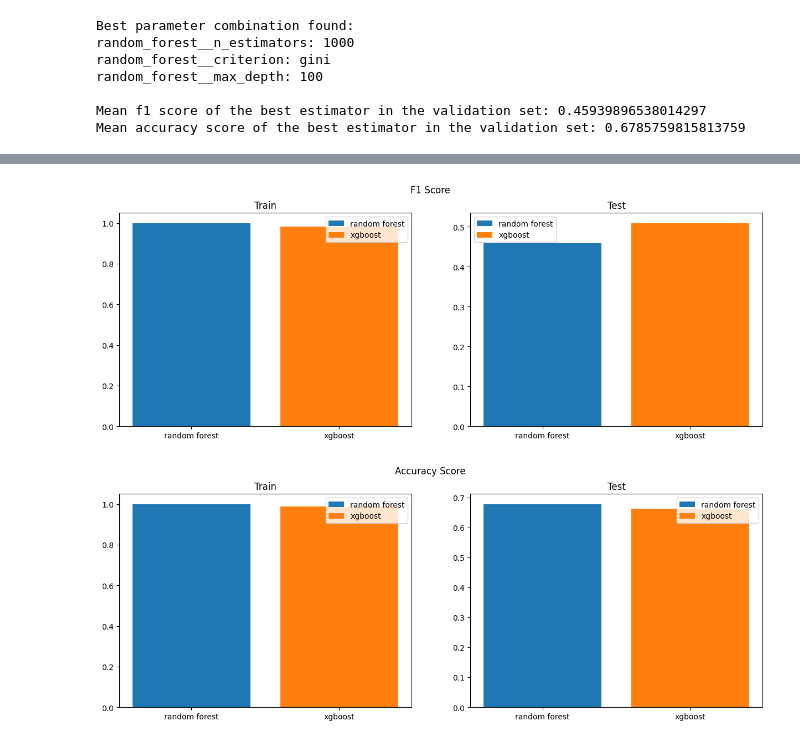
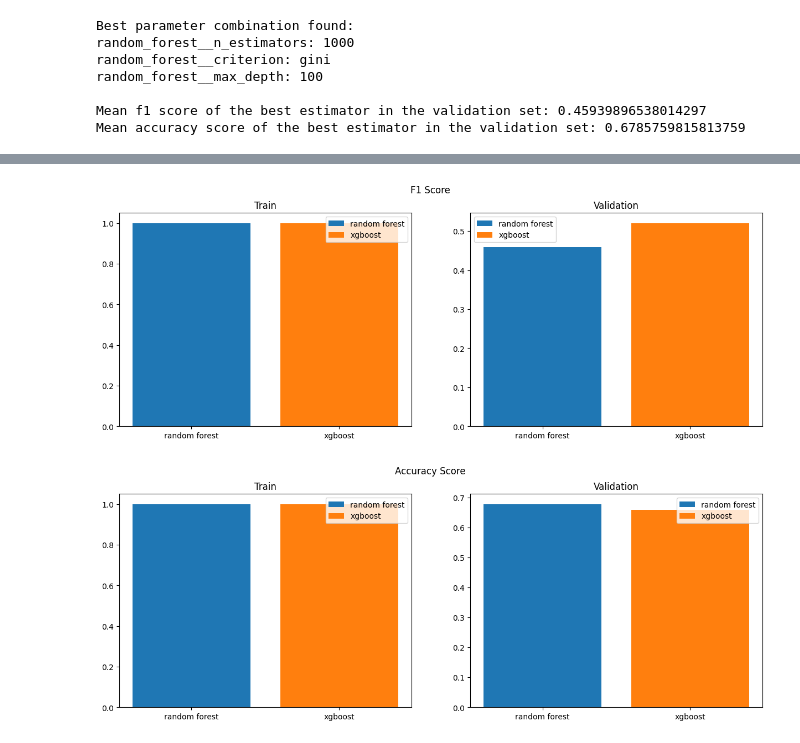
Before and after one commit to vkenji03/mc906, a Jupyter notebook: main.ipynb, the cells around one changed output, grey strips where cells are left out. Drawn from its saved outputs; the diff is of its cells as text; code cells hidden in the pictures.

```diff
--- a/main.ipynb
+++ b/main.ipynb
@@ -146,16 +147,16 @@ for i, model in enumerate(models):
     model_name = list(model.named_steps.keys())[-1]
 
     ax_acc[i].plot(results['train_accuracy'], label='train accuracy', marker='.')
-    ax_acc[i].plot(results['test_accuracy'], label='test accuracy', marker='.')
+    ax_acc[i].plot(results['test_accuracy'], label='validation accuracy', marker='.')
     ax_acc[i].plot(np.mean(results['train_accuracy']), label=f'average train accuracy', marker='x')
-    ax_acc[i].plot(np.mean(results['test_accuracy']), label=f'average test accuracy', marker='o')
+    ax_acc[i].plot(np.mean(results['test_accuracy']), label=f'average validation accuracy', marker='o')
     ax_acc[i].set_title(model_name)
     ax_acc[i].legend()
 
     ax_f1[i].plot(results['train_f1'], label='train f1 score', marker='.')
-    ax_f1[i].plot(results['test_f1'], label='test f1 score', marker='.')
+    ax_f1[i].plot(results['test_f1'], label='validation f1 score', marker='.')
     ax_f1[i].plot(np.mean(results['train_f1']), label=f'average train f1 score', marker='x')
-    ax_f1[i].plot(np.mean(results['test_f1']), label=f'average test f1 score', marker='o')
+    ax_f1[i].plot(np.mean(results['test_f1']), label=f'average validation f1 score', marker='o')
     ax_f1[i].set_title(model_name)
     ax_f1[i].legend()
 # %% [output]
@@ -231,9 +232,9 @@ Mean accuracy score of the best estimator in the validation set: 0.6785759815813
 xgboost = create_model(xgb.XGBClassifier(), 'xgboost', pre_processing)
 
 xgboost_param_grid = {
-    'xgboost__n_estimators': [50, 100, 1000],
-    'xgboost__max_depth': [6, 12],
-    'xgboost__learning_rate': [.3, .01, .001]
+    'xgboost__n_estimators': [i  for i in range(50, 1000, 50)], # [50, 100, 1000],
+    'xgboost__max_depth':  [i  for i in range(3, 12, 3)], # [6, 12],
+    'xgboost__learning_rate': [0.005 * i  for i in range(1, 100, 10)] # [.3, .01, .001]
 }
 
 xgboost_grid_search = GridSearchCV(
@@ -247,4 +248,6 @@ xgboost_grid_search = GridSearchCV(
 )
 
 xgboost_grid_search.fit(X_train, y_train)
+
+grid_best_parameters(xgboost_grid_search, xgboost_param_grid, ['f1', 'accuracy'])
 # %% [output]
@@ -279,30 +262,30 @@ Mean accuracy score of the best estimator in the validation set: 0.6637583126409
 # %%
 fig_f1, ax_f1 = plt.subplots(1, 2, figsize=(15, 5))
 fig_acc, ax_acc = plt.subplots(1, 2, figsize=(15, 5))
 
 fig_f1.suptitle('F1 Score')
 ax_f1[0].set_title('Train')
-ax_f1[1].set_title('Test')
+ax_f1[1].set_title('Validation')
 
 fig_acc.suptitle('Accuracy Score')
 ax_acc[0].set_title('Train')
-ax_acc[1].set_title('Test')
+ax_acc[1].set_title('Validation')
 
 searchs = {'random forest': rf_grid_search, 'xgboost': xgboost_grid_search}
 
 for i, model_name in enumerate(searchs.keys()):
     index = searchs[model_name].best_index_
     ax_f1[0].bar(model_name, searchs[model_name].cv_results_['mean_train_f1'][index], label=model_name)
     ax_f1[1].bar(model_name, searchs[model_name].cv_results_['mean_test_f1'][index], label=model_name)
 
     ax_acc[0].bar(model_name, searchs[model_name].cv_results_['mean_train_accuracy'][index], label=model_name)
     ax_acc[1].bar(model_name, searchs[model_name].cv_results_['mean_test_accuracy'][index], label=model_name)
 
 for ax in ax_f1:
     ax.legend()
 
 for ax in ax_acc:
     ax.legend()
 # %% [output]
-[figure, old version]
+[figure, new version]
-[figure, old version]
+[figure, new version]
```
Also changed, not shown: parts of 6 cells of this notebook, 1 other file.
